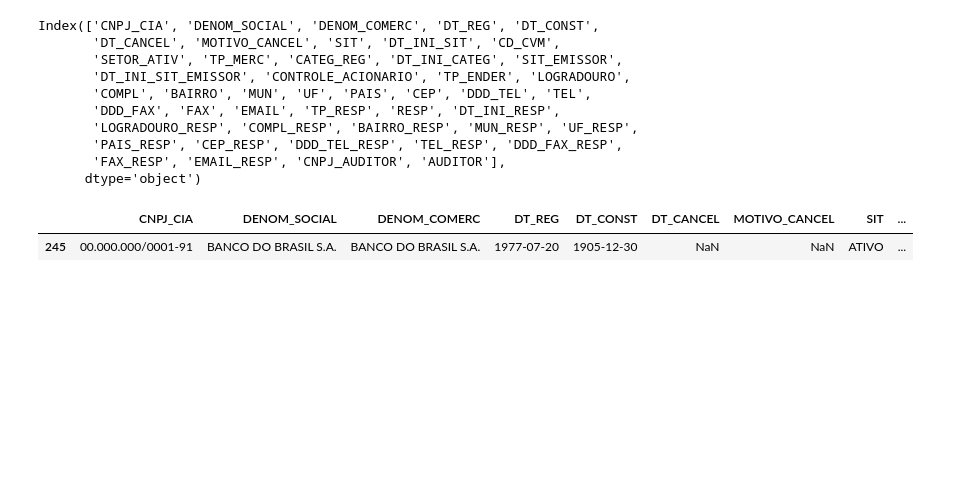
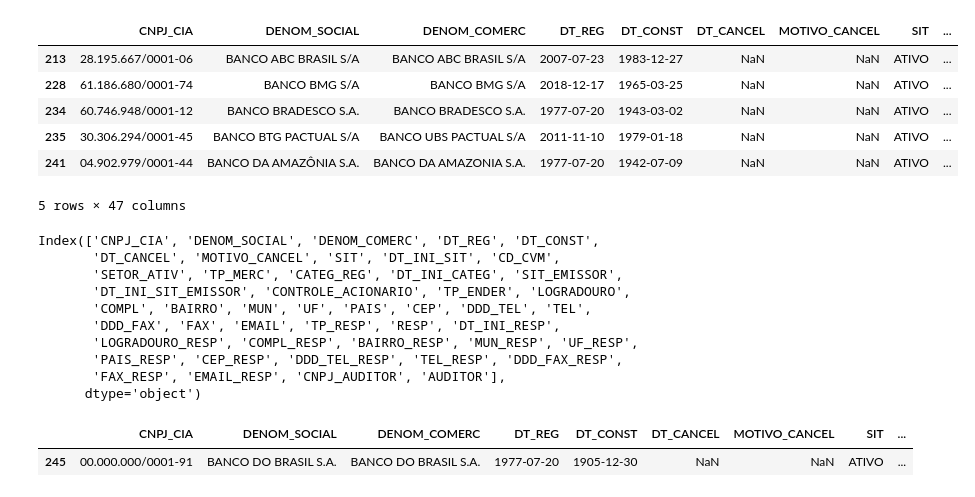
Before and after one commit to boa50/investment-analysis-etl, a Jupyter notebook: prototypes/stock-basic-info.ipynb, the cells around one changed output. Drawn from its saved outputs; the diff is of its cells as text; code cells hidden in the pictures; blank space fills up the shorter version.

```diff
--- a/prototypes/stock-basic-info.ipynb
+++ b/prototypes/stock-basic-info.ipynb
@@ -15,3 +5,13 @@ df.head()
+# %%
+df[(df["SIT"] == "ATIVO") & (df["SETOR_ATIV"] == "Bancos")].head()
+# %% [output]
+|  | CNPJ_CIA | DENOM_SOCIAL | DENOM_COMERC | DT_REG | DT_CONST | DT_CANCEL | MOTIVO_CANCEL | SIT | ... |
+| 213 | 28.195.667/0001-06 | BANCO ABC BRASIL S/A | BANCO ABC BRASIL S/A | 2007-07-23 | 1983-12-27 | NaN | NaN | ATIVO | ... |
+| 228 | 61.186.680/0001-74 | BANCO BMG S/A | BANCO BMG S/A | 2018-12-17 | 1965-03-25 | NaN | NaN | ATIVO | ... |
+| 234 | 60.746.948/0001-12 | BANCO BRADESCO S.A. | BANCO BRADESCO S.A. | 1977-07-20 | 1943-03-02 | NaN | NaN | ATIVO | ... |
+| 235 | 30.306.294/0001-45 | BANCO BTG PACTUAL S/A | BANCO UBS PACTUAL S/A | 2011-11-10 | 1979-01-18 | NaN | NaN | ATIVO | ... |
+| 241 | 04.902.979/0001-44 | BANCO DA AMAZÔNIA S.A. | BANCO DA AMAZONIA S.A. | 1977-07-20 | 1942-07-09 | NaN | NaN | ATIVO | ... |
+5 rows × 47 columns
 # %%
 df.columns
 # %% [output]
```
Also changed, not shown: parts of 1 cell of this notebook, 1 other file.
